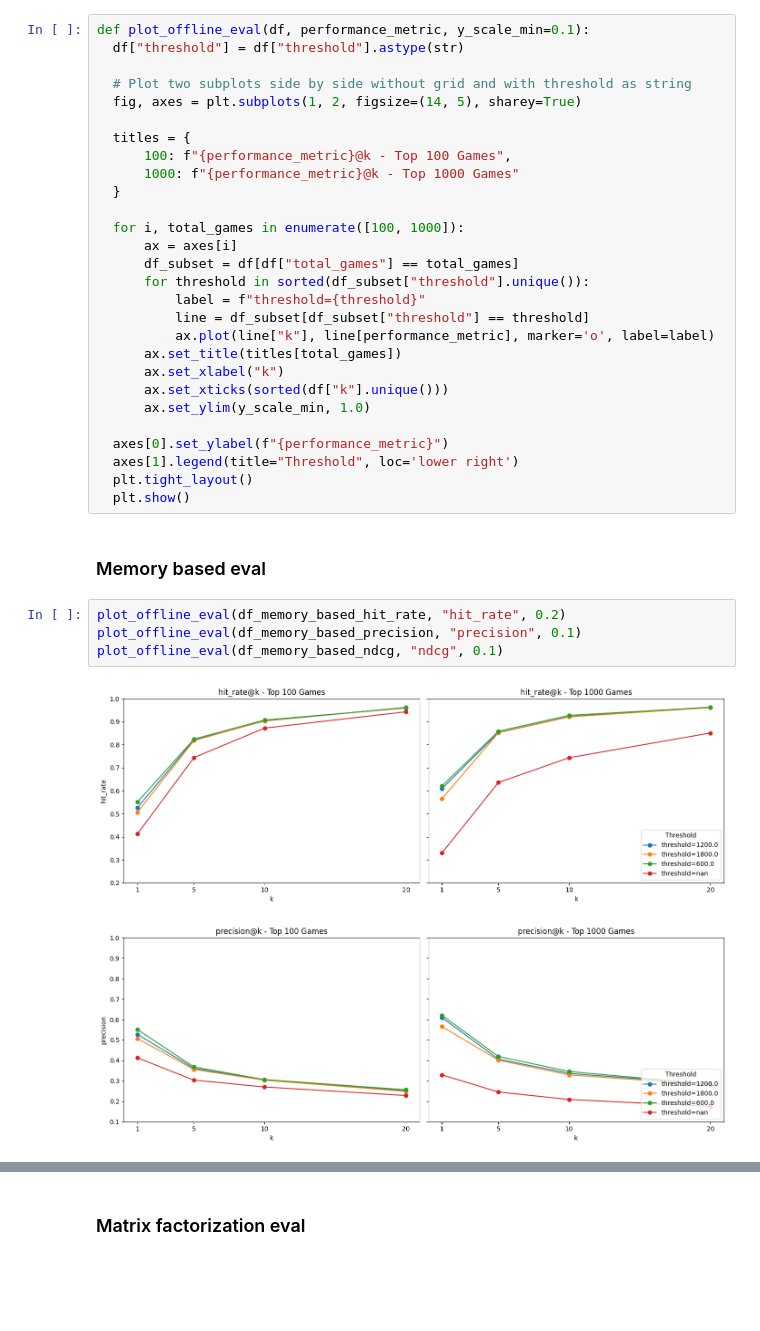
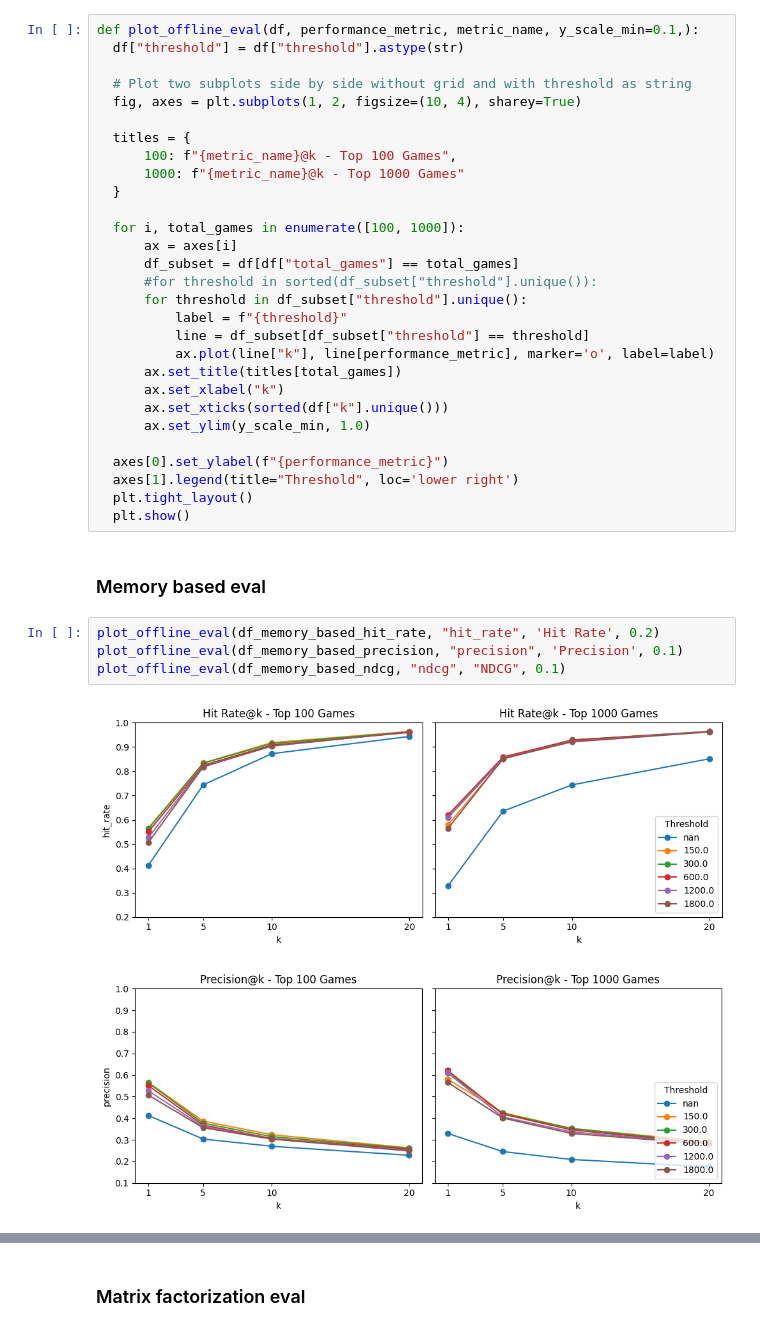
Before and after one commit to brownjrr/llm_steam_bot, a Jupyter notebook: src/recommender/collaborative_offline_evaluation.ipynb, the cells around one changed output, grey strips where cells are left out. Drawn from its saved outputs; the diff is of its cells as text; blank space fills up the shorter version.

Commit message:
adjust eval

```diff
--- a/src/recommender/collaborative_offline_evaluation.ipynb
+++ b/src/recommender/collaborative_offline_evaluation.ipynb
@@ -37,22 +34,23 @@ df_matrix_factorization_ndcg = pd.read_csv('../../data/df_matrix_factorization_n
 # %% [markdown]
 ### Plot function
 # %%
-def plot_offline_eval(df, performance_metric, y_scale_min=0.1):
+def plot_offline_eval(df, performance_metric, metric_name, y_scale_min=0.1,):
   df["threshold"] = df["threshold"].astype(str)
 
   # Plot two subplots side by side without grid and with threshold as string
-  fig, axes = plt.subplots(1, 2, figsize=(14, 5), sharey=True)
+  fig, axes = plt.subplots(1, 2, figsize=(10, 4), sharey=True)
 
   titles = {
-      100: f"{performance_metric}@k - Top 100 Games",
-      1000: f"{performance_metric}@k - Top 1000 Games"
+      100: f"{metric_name}@k - Top 100 Games",
+      1000: f"{metric_name}@k - Top 1000 Games"
   }
 
   for i, total_games in enumerate([100, 1000]):
       ax = axes[i]
       df_subset = df[df["total_games"] == total_games]
-      for threshold in sorted(df_subset["threshold"].unique()):
-          label = f"threshold={threshold}"
+      #for threshold in sorted(df_subset["threshold"].unique()):
+      for threshold in df_subset["threshold"].unique():
+          label = f"{threshold}"
           line = df_subset[df_subset["threshold"] == threshold]
           ax.plot(line["k"], line[performance_metric], marker='o', label=label)
       ax.set_title(titles[total_games])
@@ -67,9 +65,9 @@ def plot_offline_eval(df, performance_metric, y_scale_min=0.1):
 # %% [markdown]
 ### Memory based eval
 # %%
-plot_offline_eval(df_memory_based_hit_rate, "hit_rate", 0.2)
-plot_offline_eval(df_memory_based_precision, "precision", 0.1)
-plot_offline_eval(df_memory_based_ndcg, "ndcg", 0.1)
+plot_offline_eval(df_memory_based_hit_rate, "hit_rate", 'Hit Rate', 0.2)
+plot_offline_eval(df_memory_based_precision, "precision", 'Precision', 0.1)
+plot_offline_eval(df_memory_based_ndcg, "ndcg", "NDCG", 0.1)
 # %% [output]
-[figure, old version]
+[figure, new version]
-[figure, old version]
+[figure, new version]
```
Also changed, not shown: parts of 4 cells of this notebook, 17 other files.
